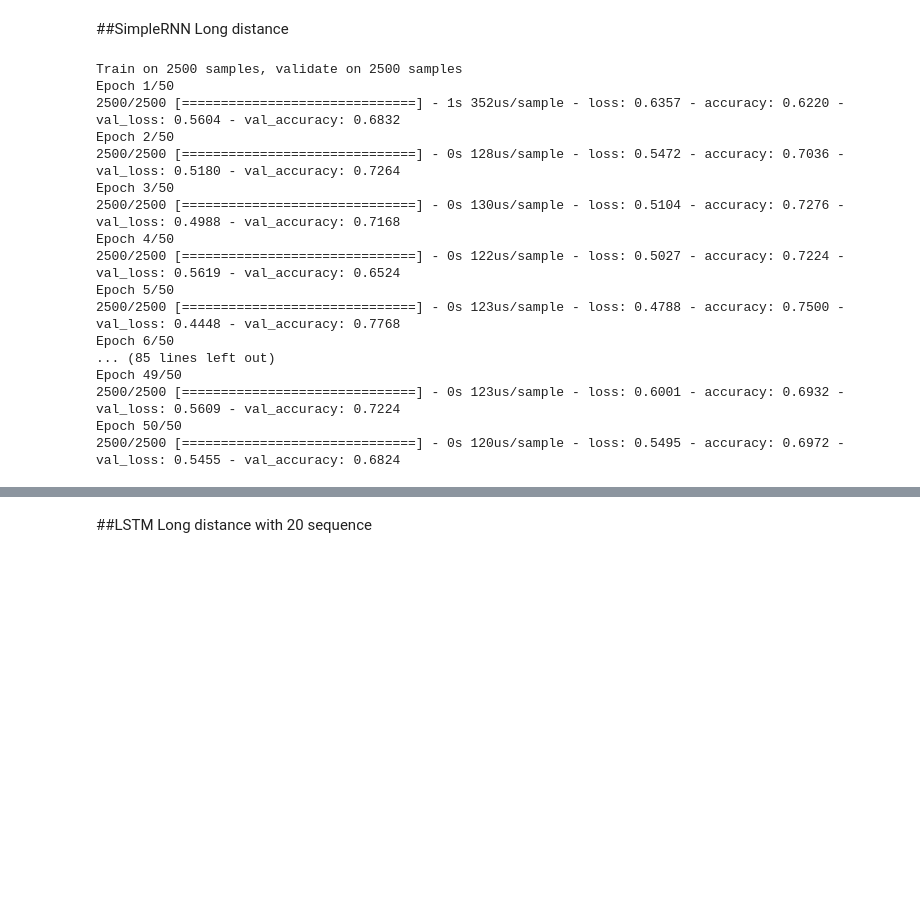
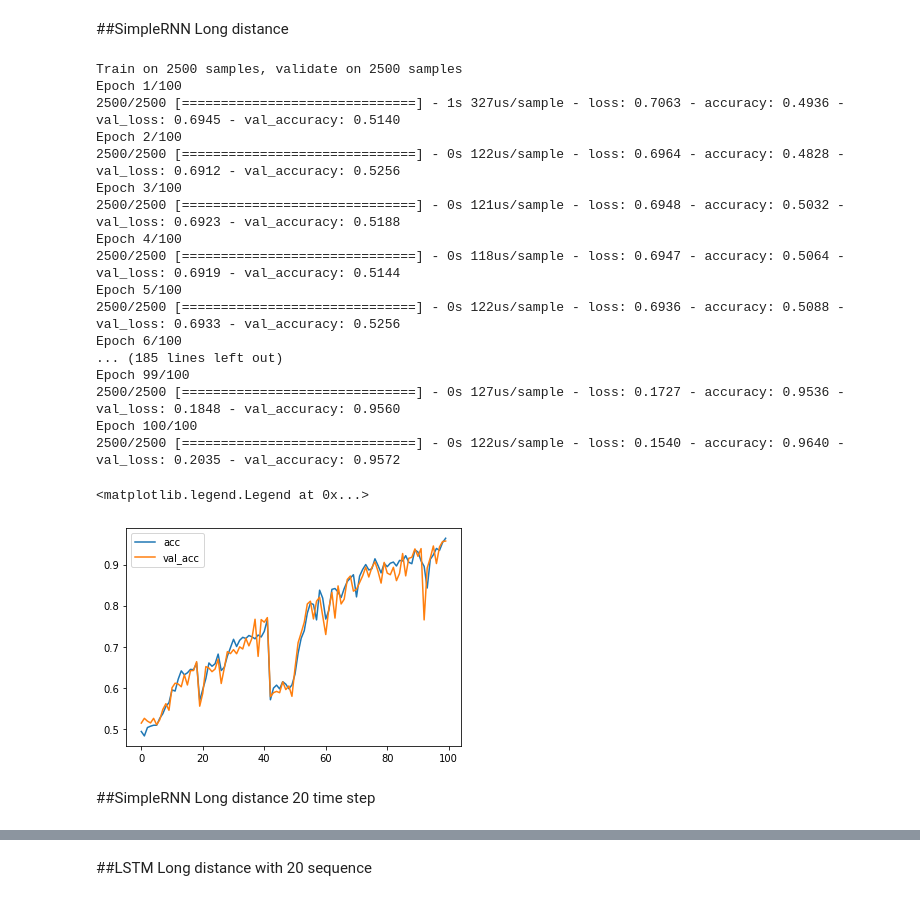
Before and after one commit to Justabhi96/TF2.0, a Jupyter notebook: 13_Long_Distance.ipynb, the cells around one changed output, grey strips where cells are left out. Saved outputs shown, nothing was run; the diff lists cells and outputs as text; code cells hidden in the pictures; blank space fills up the shorter version.

```diff
--- a/13_Long_Distance.ipynb
+++ b/13_Long_Distance.ipynb
@@ -131,22 +131,31 @@ x = Dense(1, activation = "sigmoid")(x)
 model = Model(i, x)
 model.compile(loss = "binary_crossentropy", optimizer = Adam(lr = 0.01), metrics = ["accuracy"])
 
-r = model.fit(inputs, Y, validation_split = 0.5, epochs = 50)
+r = model.fit(inputs, Y, validation_split = 0.5, epochs = 100)
 # %% [output]
 Train on 2500 samples, validate on 2500 samples
-Epoch 1/50
-2500/2500 [==============================] - 1s 352us/sample - loss: 0.6357 - accuracy: 0.6220 - val_loss: 0.5604 - val_accuracy: 0.6832
-Epoch 2/50
-2500/2500 [==============================] - 0s 128us/sample - loss: 0.5472 - accuracy: 0.7036 - val_loss: 0.5180 - val_accuracy: 0.7264
-Epoch 3/50
-2500/2500 [==============================] - 0s 130us/sample - loss: 0.5104 - accuracy: 0.7276 - val_loss: 0.4988 - val_accuracy: 0.7168
-Epoch 4/50
-2500/2500 [==============================] - 0s 122us/sample - loss: 0.5027 - accuracy: 0.7224 - val_loss: 0.5619 - val_accuracy: 0.6524
-Epoch 5/50
-2500/2500 [==============================] - 0s 123us/sample - loss: 0.4788 - accuracy: 0.7500 - val_loss: 0.4448 - val_accuracy: 0.7768
-Epoch 6/50
-... (85 lines left out)
-Epoch 49/50
-2500/2500 [==============================] - 0s 123us/sample - loss: 0.6001 - accuracy: 0.6932 - val_loss: 0.5609 - val_accuracy: 0.7224
-Epoch 50/50
-2500/2500 [==============================] - 0s 120us/sample - loss: 0.5495 - accuracy: 0.6972 - val_loss: 0.5455 - val_accuracy: 0.6824
+Epoch 1/100
+2500/2500 [==============================] - 1s 327us/sample - loss: 0.7063 - accuracy: 0.4936 - val_loss: 0.6945 - val_accuracy: 0.5140
+Epoch 2/100
+2500/2500 [==============================] - 0s 122us/sample - loss: 0.6964 - accuracy: 0.4828 - val_loss: 0.6912 - val_accuracy: 0.5256
+Epoch 3/100
+2500/2500 [==============================] - 0s 121us/sample - loss: 0.6948 - accuracy: 0.5032 - val_loss: 0.6923 - val_accuracy: 0.5188
+Epoch 4/100
+2500/2500 [==============================] - 0s 118us/sample - loss: 0.6947 - accuracy: 0.5064 - val_loss: 0.6919 - val_accuracy: 0.5144
+Epoch 5/100
+2500/2500 [==============================] - 0s 122us/sample - loss: 0.6936 - accuracy: 0.5088 - val_loss: 0.6933 - val_accuracy: 0.5256
+Epoch 6/100
+... (185 lines left out)
+Epoch 99/100
+2500/2500 [==============================] - 0s 127us/sample - loss: 0.1727 - accuracy: 0.9536 - val_loss: 0.1848 - val_accuracy: 0.9560
+Epoch 100/100
+2500/2500 [==============================] - 0s 122us/sample - loss: 0.1540 - accuracy: 0.9640 - val_loss: 0.2035 - val_accuracy: 0.9572
+# %%
+plt.plot(r.history["accuracy"], label = "acc")
+plt.plot(r.history["val_accuracy"], label = "val_acc")
+plt.legend()
+# %% [output]
+<matplotlib.legend.Legend at 0x...>
+[figure, added]
+# %% [markdown]
+##SimpleRNN Long distance 20 time step
```
Also changed, not shown: parts of 13 cells of this notebook.
